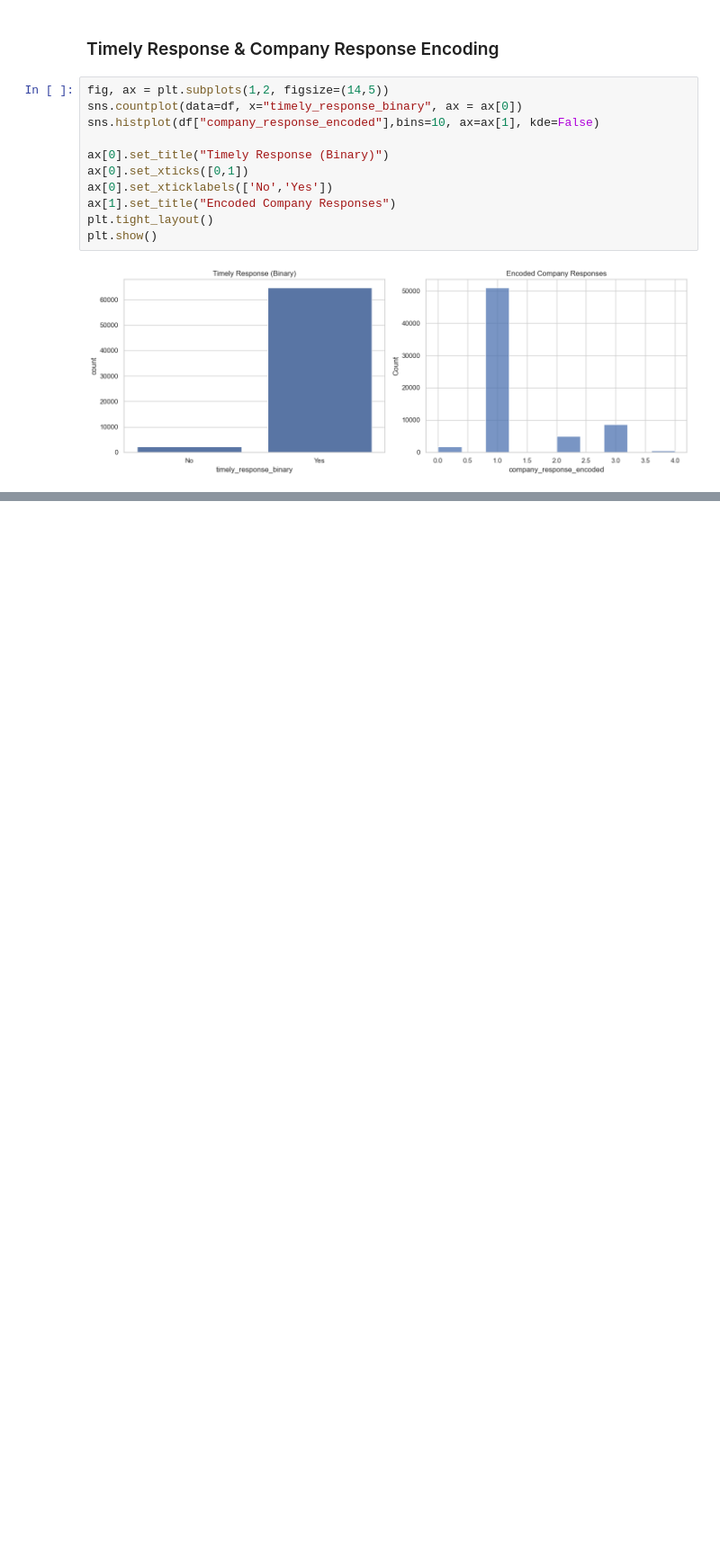
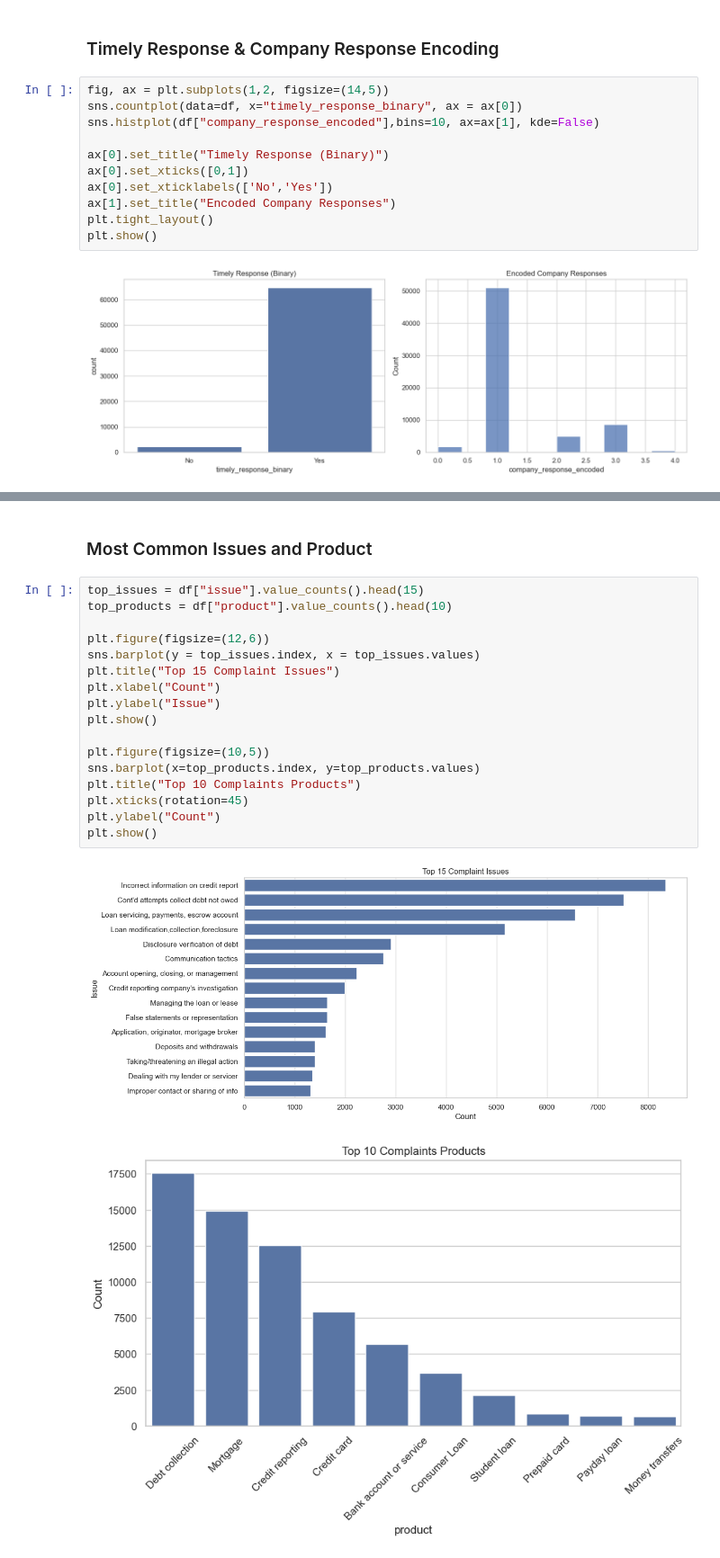
Before and after one commit to deeason7/cfpb_, a Jupyter notebook: notebooks/eda.ipynb, the cells around one changed output, grey strips where cells are left out. Shown at 90% size. Cells and saved outputs as stored; diff of their text form; blank space fills up the shorter version.

```diff
--- a/notebooks/eda.ipynb
+++ b/notebooks/eda.ipynb
@@ -61,0 +127,22 @@ plt.show()
+# %% [markdown]
+### Most Common Issues and Product
+# %%
+top_issues = df["issue"].value_counts().head(15)
+top_products = df["product"].value_counts().head(10)
+
+plt.figure(figsize=(12,6))
+sns.barplot(y = top_issues.index, x = top_issues.values)
+plt.title("Top 15 Complaint Issues")
+plt.xlabel("Count")
+plt.ylabel("Issue")
+plt.show()
+
+plt.figure(figsize=(10,5))
+sns.barplot(x=top_products.index, y=top_products.values)
+plt.title("Top 10 Complaints Products")
+plt.xticks(rotation=45)
+plt.ylabel("Count")
+plt.show()
+# %% [output]
+[figure, added]
+[figure, added]
```
Also changed, not shown: parts of 22 cells of this notebook.
